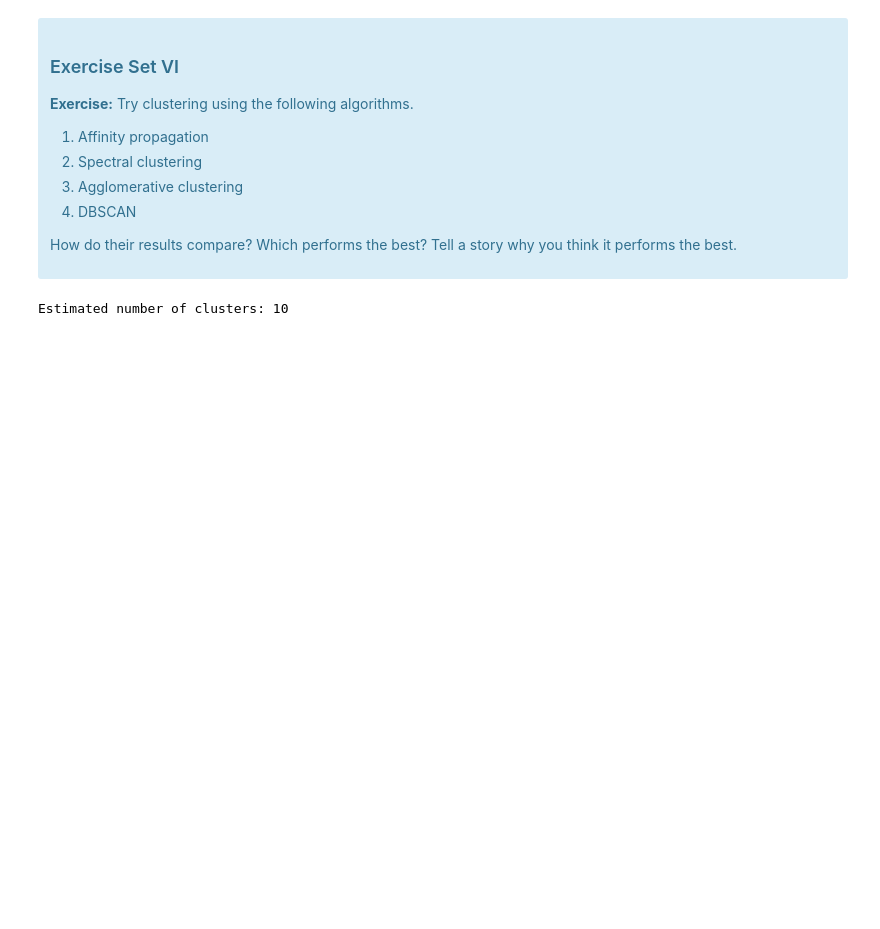
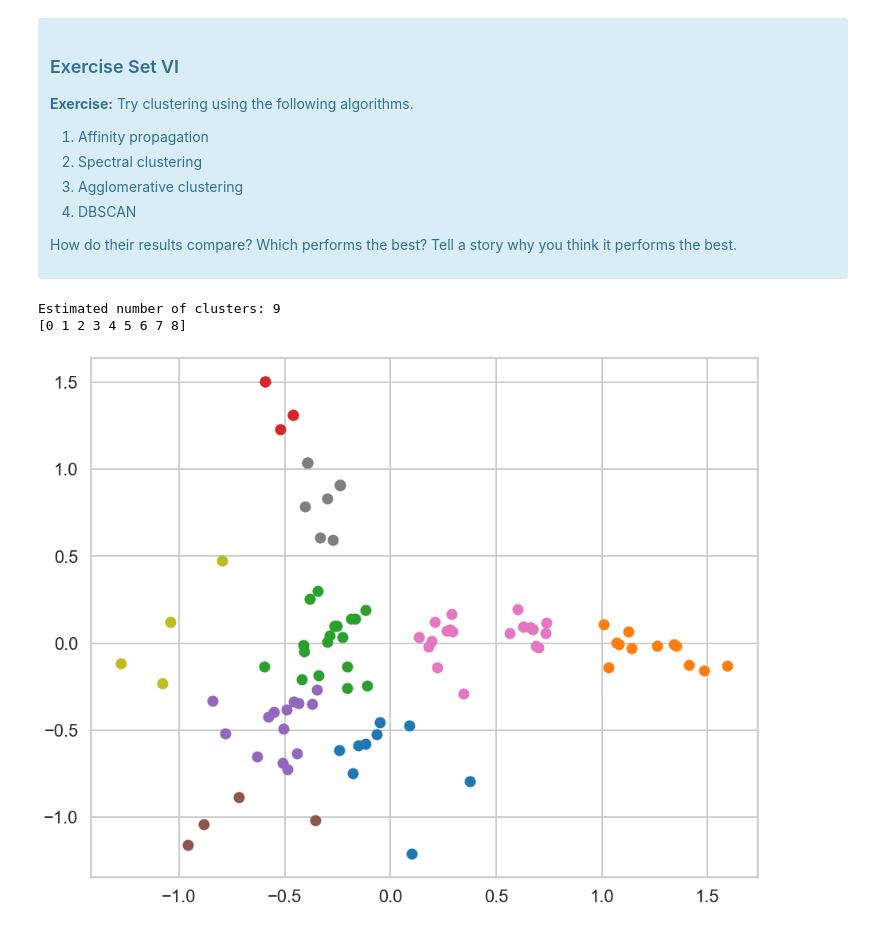
Before and after one commit to dj-m/CustomerSegmentationClustering, a Jupyter notebook: notebooks/Clustering Case Study - Customer Segmentation with K-Means - Tier 3.ipynb, the cells around one changed output. Saved outputs shown, nothing was run; the diff lists cells and outputs as text; code cells hidden in the pictures; blank space fills up the shorter version.

```diff
--- a/notebooks/Clustering Case Study - Customer Segmentation with K-Means - Tier 3.ipynb
+++ b/notebooks/Clustering Case Study - Customer Segmentation with K-Means - Tier 3.ipynb
@@ -542,17 +542,31 @@ Source: http://scikit-learn.org/stable/modules/clustering.html
 # %%
 # Your turn
 
+# affinity propagation algorithm
 from sklearn.cluster import AffinityPropagation
-from sklearn import metrics
-from itertools import cycle
+from numpy import unique
+from numpy import where
 
-af = AffinityPropagation(max_iter = 250, random_state = 0)
-af.fit(customer_clusters.iloc[:,2:].values)
-cluster_centers_indices = af.cluster_centers_indices_
-labels = af.labels_
+X_ = customer_clusters.iloc[:,2:].values
+
+af = AffinityPropagation(damping = 0.9, max_iter = 250, random_state = 0)
+model_af = af.fit(X_)
+y_af = model_af.predict(X_)
+cluster_centers_indices = model_af.cluster_centers_indices_
+labels = model_af.labels_
 
 n_clusters_ = len(cluster_centers_indices)
+clusters = unique(y_af)
 
 print('Estimated number of clusters: %d' % n_clusters_)
+print(clusters)
+
+fig = plt.figure(figsize = [15,12])
+
+for cluster in clusters:
+    row_ix = where(y_af == cluster)
+    plt.scatter(X_[row_ix, 0], X_[row_ix, 1])
 # %% [output]
-Estimated number of clusters: 10
+Estimated number of clusters: 9
+[0 1 2 3 4 5 6 7 8]
+[figure, added]
```
Also changed, not shown: parts of 3 cells of this notebook.
